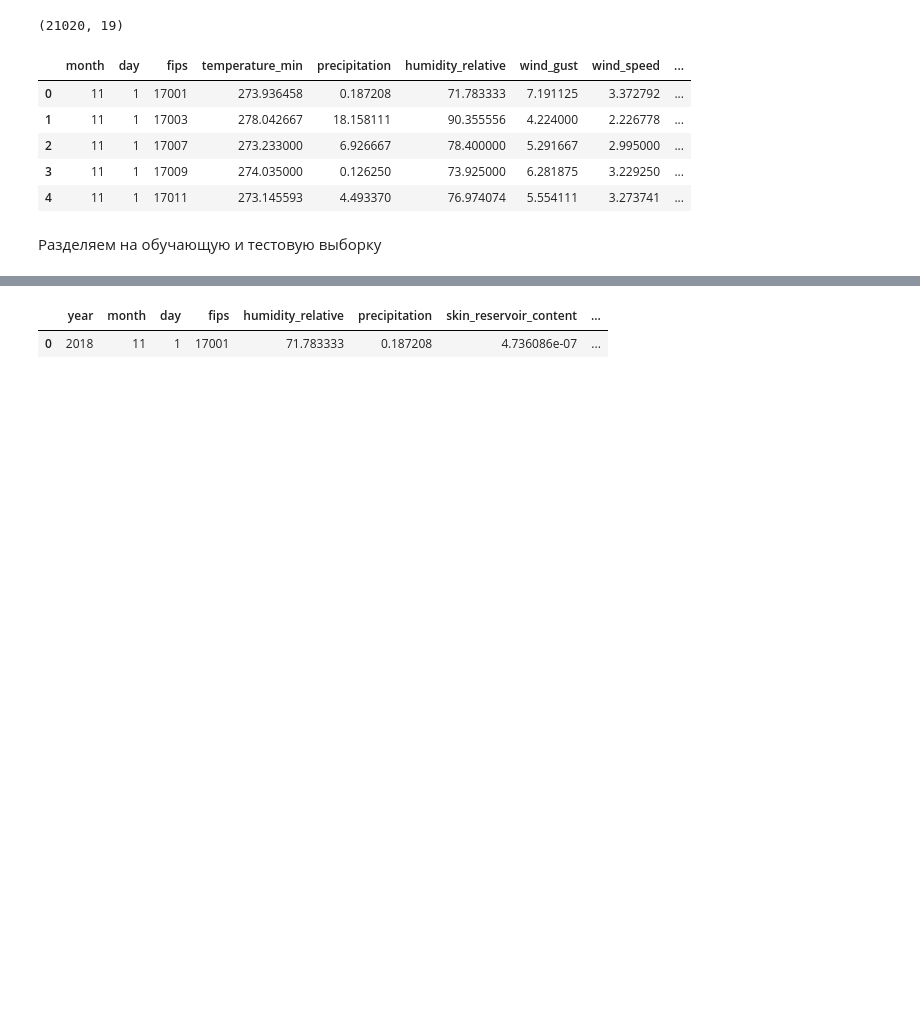
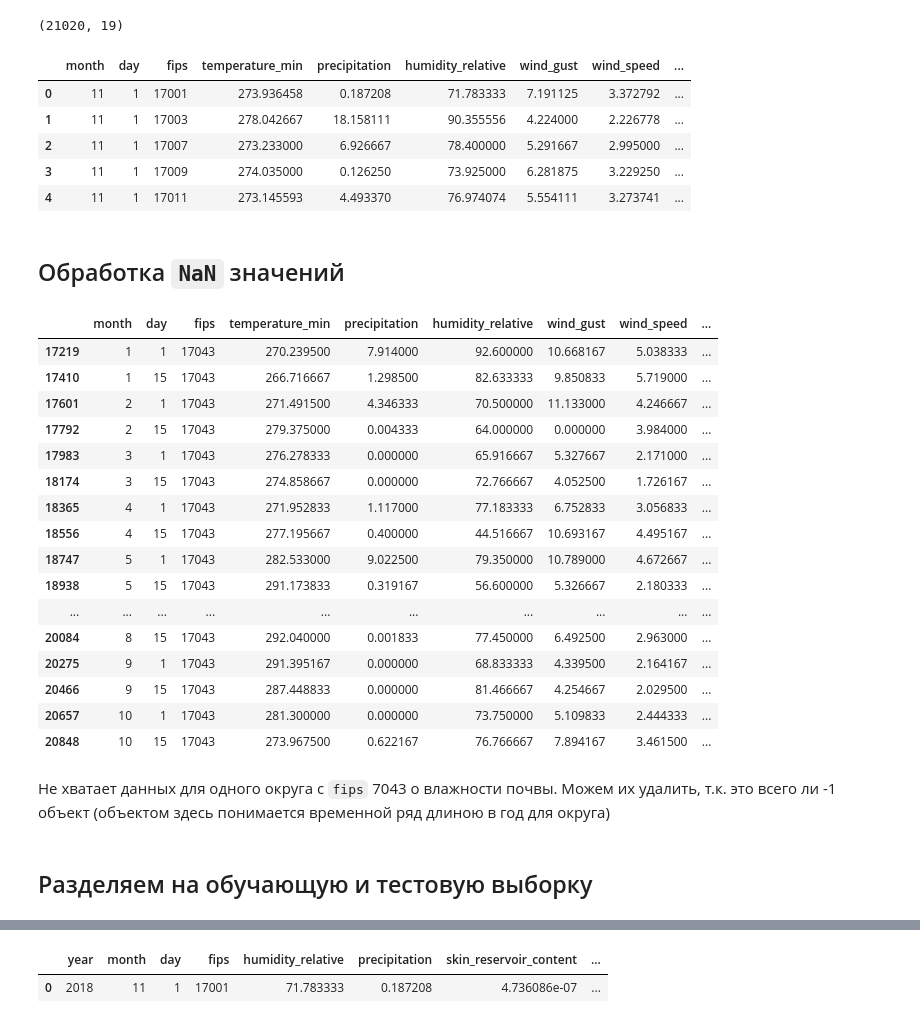
Before and after one commit to mishawp/crop-yield-prediction, a Jupyter notebook: src/data/process.ipynb, the cells around one changed output, grey strips where cells are left out. Saved outputs shown, nothing was run; the diff lists cells and outputs as text; code cells hidden in the pictures; blank space fills up the shorter version.

```diff
--- a/src/data/process.ipynb
+++ b/src/data/process.ipynb
@@ -77,3 +72,27 @@ data.head()
 | 2 | 11 | 1 | 17007 | 273.233000 | 6.926667 | 78.400000 | 5.291667 | 2.995000 | ... |
 | 3 | 11 | 1 | 17009 | 274.035000 | 0.126250 | 73.925000 | 6.281875 | 3.229250 | ... |
 | 4 | 11 | 1 | 17011 | 273.145593 | 4.493370 | 76.974074 | 5.554111 | 3.273741 | ... |
+# %% [markdown]
+## Обработка `NaN` значений
+# %%
+data[data.isna().any(axis=1)]
+# %% [output]
+|  | month | day | fips | temperature_min | precipitation | humidity_relative | wind_gust | wind_speed | ... |
+| 17219 | 1 | 1 | 17043 | 270.239500 | 7.914000 | 92.600000 | 10.668167 | 5.038333 | ... |
+| 17410 | 1 | 15 | 17043 | 266.716667 | 1.298500 | 82.633333 | 9.850833 | 5.719000 | ... |
+| 17601 | 2 | 1 | 17043 | 271.491500 | 4.346333 | 70.500000 | 11.133000 | 4.246667 | ... |
+| 17792 | 2 | 15 | 17043 | 279.375000 | 0.004333 | 64.000000 | 0.000000 | 3.984000 | ... |
+| 17983 | 3 | 1 | 17043 | 276.278333 | 0.000000 | 65.916667 | 5.327667 | 2.171000 | ... |
+| 18174 | 3 | 15 | 17043 | 274.858667 | 0.000000 | 72.766667 | 4.052500 | 1.726167 | ... |
+| 18365 | 4 | 1 | 17043 | 271.952833 | 1.117000 | 77.183333 | 6.752833 | 3.056833 | ... |
+| 18556 | 4 | 15 | 17043 | 277.195667 | 0.400000 | 44.516667 | 10.693167 | 4.495167 | ... |
+| 18747 | 5 | 1 | 17043 | 282.533000 | 9.022500 | 79.350000 | 10.789000 | 4.672667 | ... |
+| 18938 | 5 | 15 | 17043 | 291.173833 | 0.319167 | 56.600000 | 5.326667 | 2.180333 | ... |
+| ... | ... | ... | ... | ... | ... | ... | ... | ... | ... |
+| 20084 | 8 | 15 | 17043 | 292.040000 | 0.001833 | 77.450000 | 6.492500 | 2.963000 | ... |
+| 20275 | 9 | 1 | 17043 | 291.395167 | 0.000000 | 68.833333 | 4.339500 | 2.164167 | ... |
+| 20466 | 9 | 15 | 17043 | 287.448833 | 0.000000 | 81.466667 | 4.254667 | 2.029500 | ... |
+| 20657 | 10 | 1 | 17043 | 281.300000 | 0.000000 | 73.750000 | 5.109833 | 2.444333 | ... |
+| 20848 | 10 | 15 | 17043 | 273.967500 | 0.622167 | 76.766667 | 7.894167 | 3.461500 | ... |
+# %% [markdown]
+Не хватает данных для одного округа с `fips` 7043 о влажности почвы. Можем их удалить, т.к. это всего ли -1 объект (объектом здесь понимается временной ряд длиною в год для округа)
@@ -80,5 +101,5 @@ data.head()
 # %% [markdown]
-Разделяем на обучающую и тестовую выборку
+## Разделяем на обучающую и тестовую выборку
 # %%
 data.drop("target_year", axis=1, inplace=True)
 # %%
```
Also changed, not shown: parts of 10 cells of this notebook, 4 other files.
